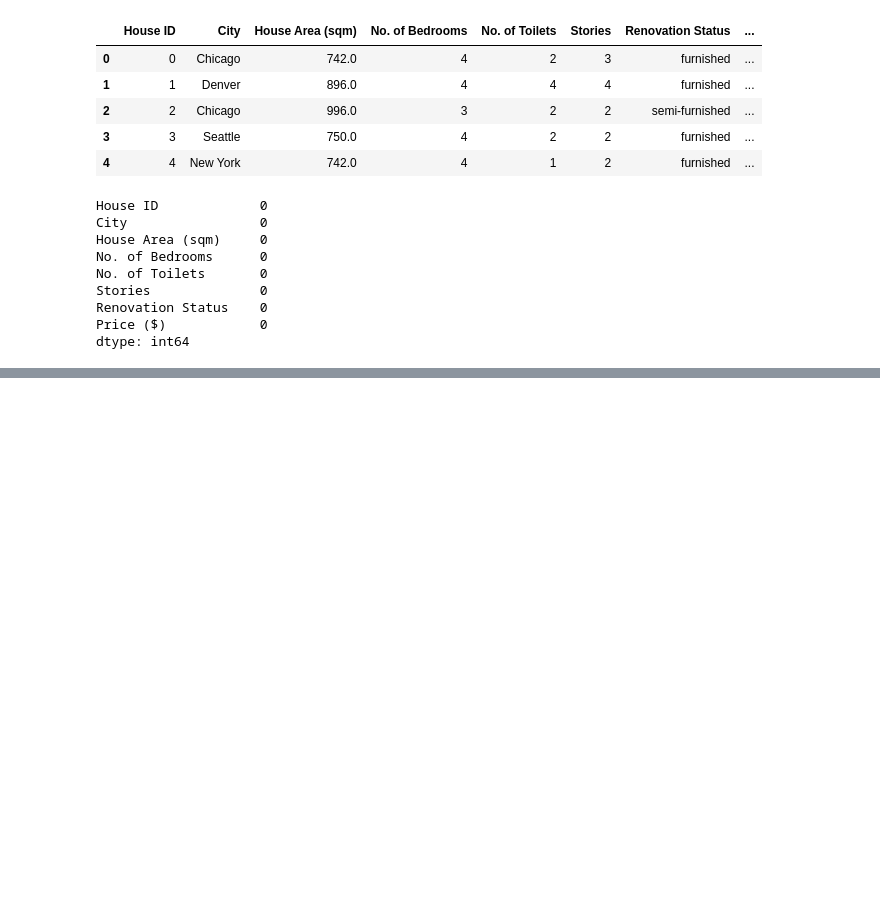
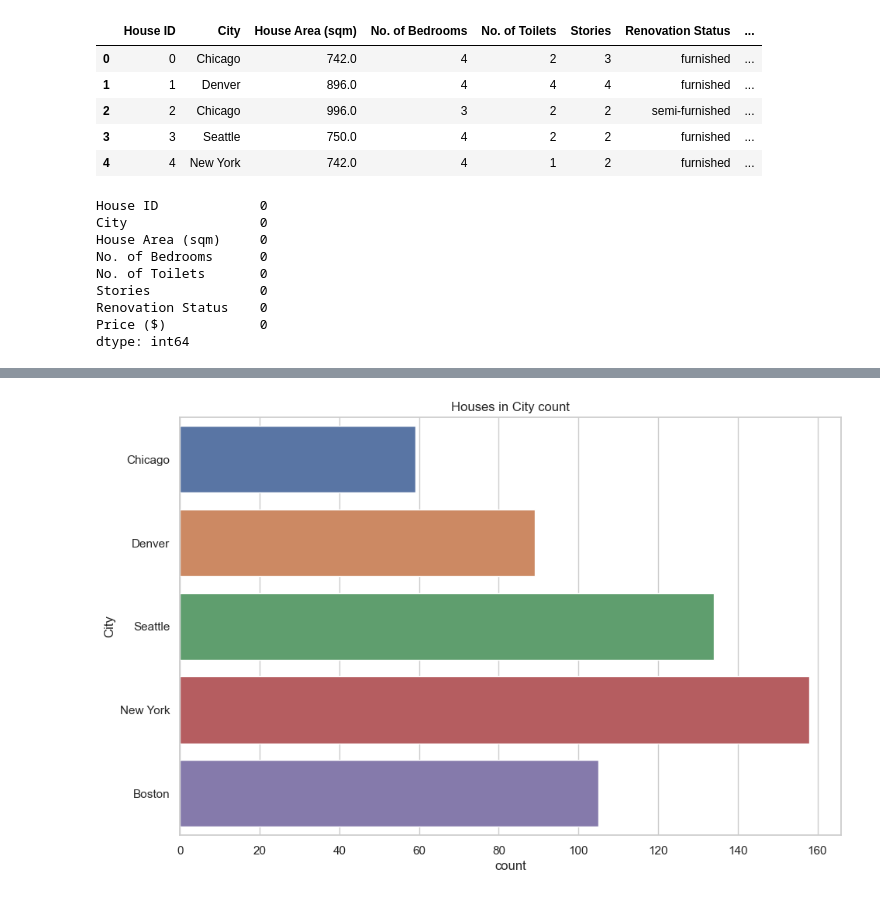
Before and after one commit to fwnriyx/poly, a Jupyter notebook: AI and Machine Learning/CA1/Regression/housing.ipynb, the cells around one changed output, grey strips where cells are left out. Saved outputs shown, nothing was run; the diff lists cells and outputs as text; code cells hidden in the pictures; blank space fills up the shorter version.

```diff
--- a/AI and Machine Learning/CA1/Regression/housing.ipynb
+++ b/AI and Machine Learning/CA1/Regression/housing.ipynb
@@ -106,0 +200,9 @@ dtype: int64
+# %%
+sns.set(rc={'figure.figsize' : (11, 7)})
+sns.set_style('whitegrid')
+
+sns.countplot(y=house_df['City'])
+plt.title('Houses in City count')
+plt.show()
+# %% [output]
+[figure, added]
```
Also changed, not shown: parts of 42 cells of this notebook.
